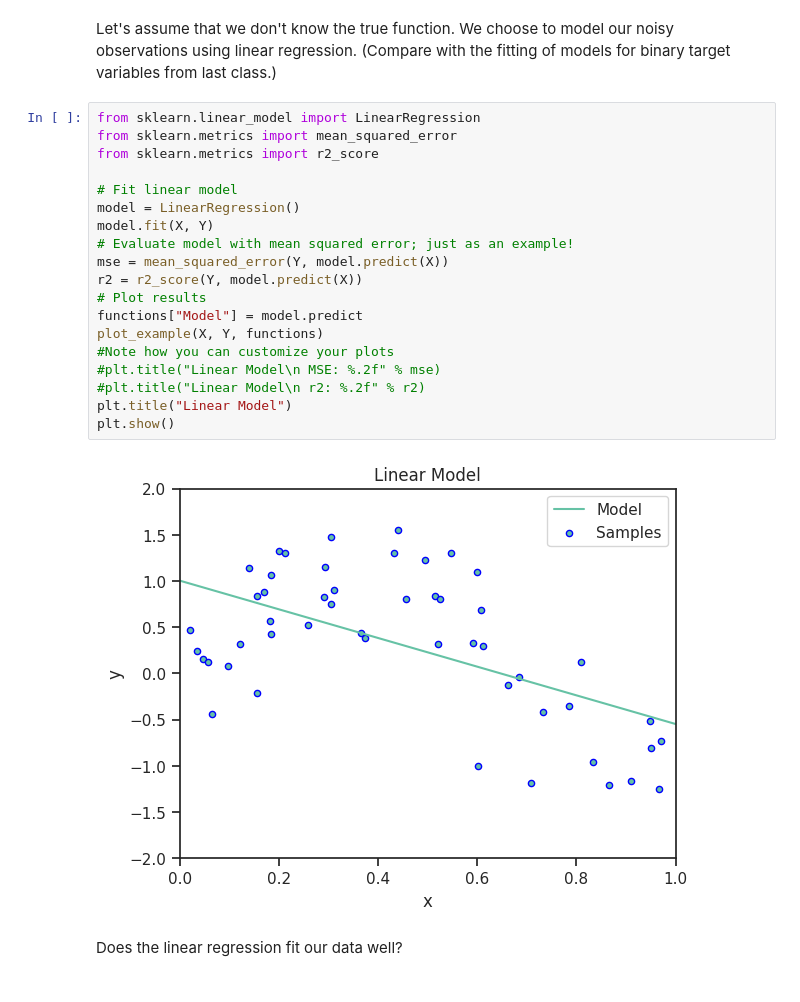
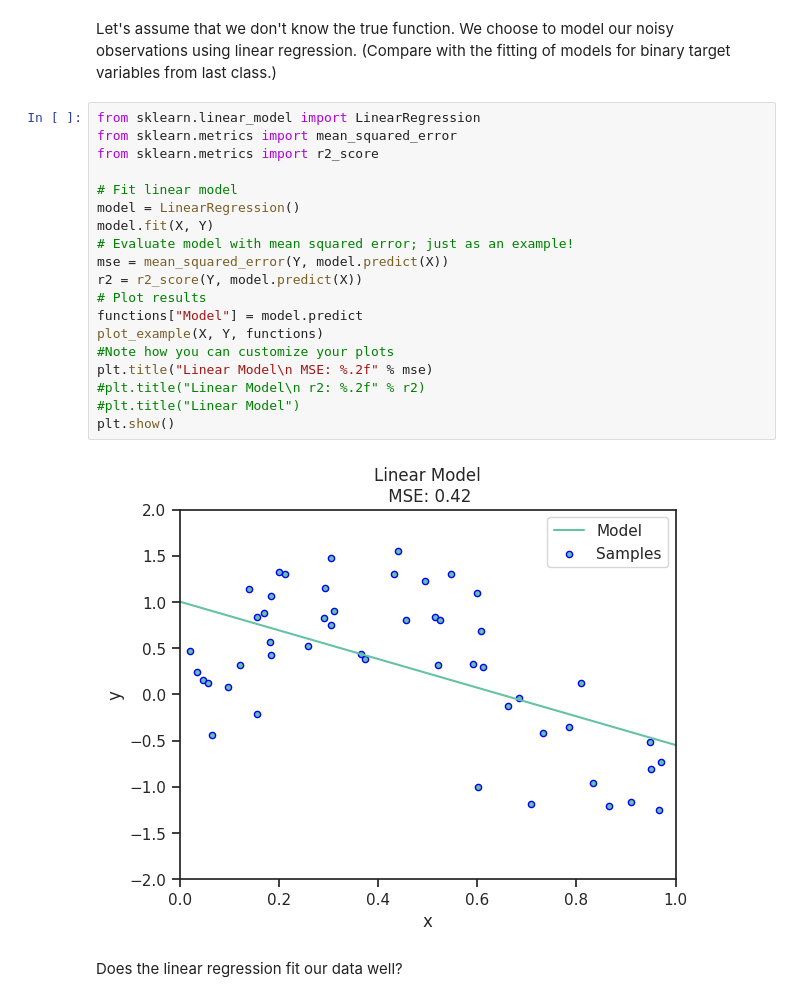
Before and after one commit to HanquanL/DS-Tech-2026spring, a Jupyter notebook: Module3_Fitting_CrossVal/Fitting_and_overfitting.ipynb, the cells around one changed output. Cells and saved outputs as stored; diff of their text form.

```diff
--- a/Module3_Fitting_CrossVal/Fitting_and_overfitting.ipynb
+++ b/Module3_Fitting_CrossVal/Fitting_and_overfitting.ipynb
@@ -78,24 +85,24 @@ Let's assume that we don't know the true function.  We choose to model our noisy
 # %%
 from sklearn.linear_model import LinearRegression
 from sklearn.metrics import mean_squared_error
 from sklearn.metrics import r2_score
 
 # Fit linear model
 model = LinearRegression()
 model.fit(X, Y)
 # Evaluate model with mean squared error; just as an example!
 mse = mean_squared_error(Y, model.predict(X))
 r2 = r2_score(Y, model.predict(X))
 # Plot results
 functions["Model"] = model.predict
 plot_example(X, Y, functions)
 #Note how you can customize your plots
-#plt.title("Linear Model\n MSE: %.2f" % mse)
+plt.title("Linear Model\n MSE: %.2f" % mse)
 #plt.title("Linear Model\n r2: %.2f" % r2)
-plt.title("Linear Model")
+#plt.title("Linear Model")
 plt.show()
 # %% [output]
-[figure, old version]
+[figure, new version]
 # %% [markdown]
 Does the linear regression fit our data well?
 # %% [markdown]
```
Also changed, not shown: parts of 7 cells of this notebook, 1 other file.
